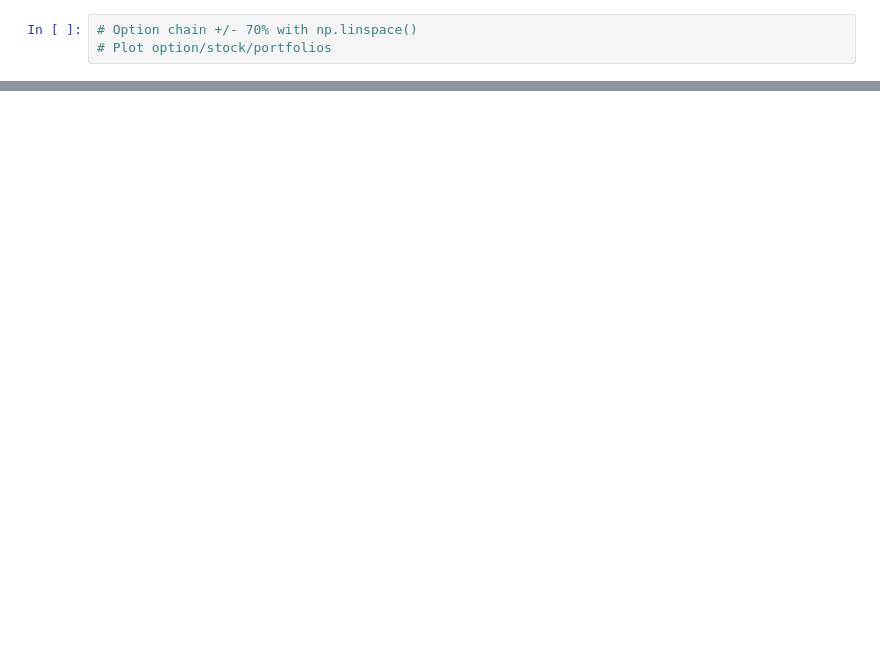
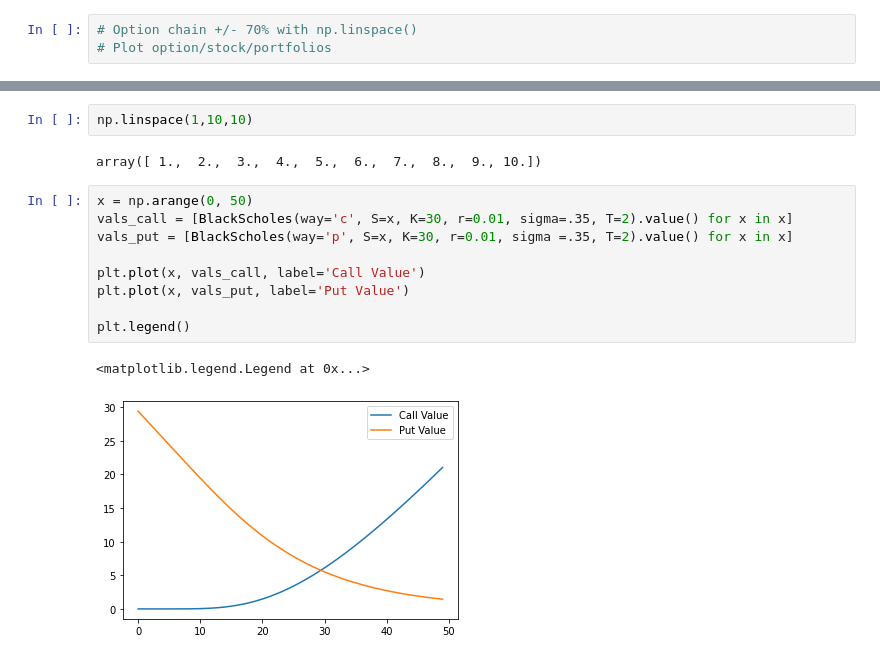
Before and after one commit to paulbqnt/hiram, a Jupyter notebook: hiram_analysis.ipynb, the cells around one changed output, grey strips where cells are left out. Saved outputs shown, nothing was run; the diff lists cells and outputs as text; blank space fills up the shorter version.

```diff
--- a/hiram_analysis.ipynb
+++ b/hiram_analysis.ipynb
@@ -34,0 +77,16 @@ Overall theta of the option book: $ -19.37 M
+# %%
+np.linspace(1,10,10)
+# %% [output]
+array([ 1.,  2.,  3.,  4.,  5.,  6.,  7.,  8.,  9., 10.])
+# %%
+x = np.arange(0, 50)
+vals_call = [BlackScholes(way='c', S=x, K=30, r=0.01, sigma=.35, T=2).value() for x in x]
+vals_put = [BlackScholes(way='p', S=x, K=30, r=0.01, sigma =.35, T=2).value() for x in x]
+
+plt.plot(x, vals_call, label='Call Value')
+plt.plot(x, vals_put, label='Put Value')
+
+plt.legend()
+# %% [output]
+<matplotlib.legend.Legend at 0x...>
+[figure, added]
```
Also changed, not shown: parts of 11 cells of this notebook, 3 other files.
